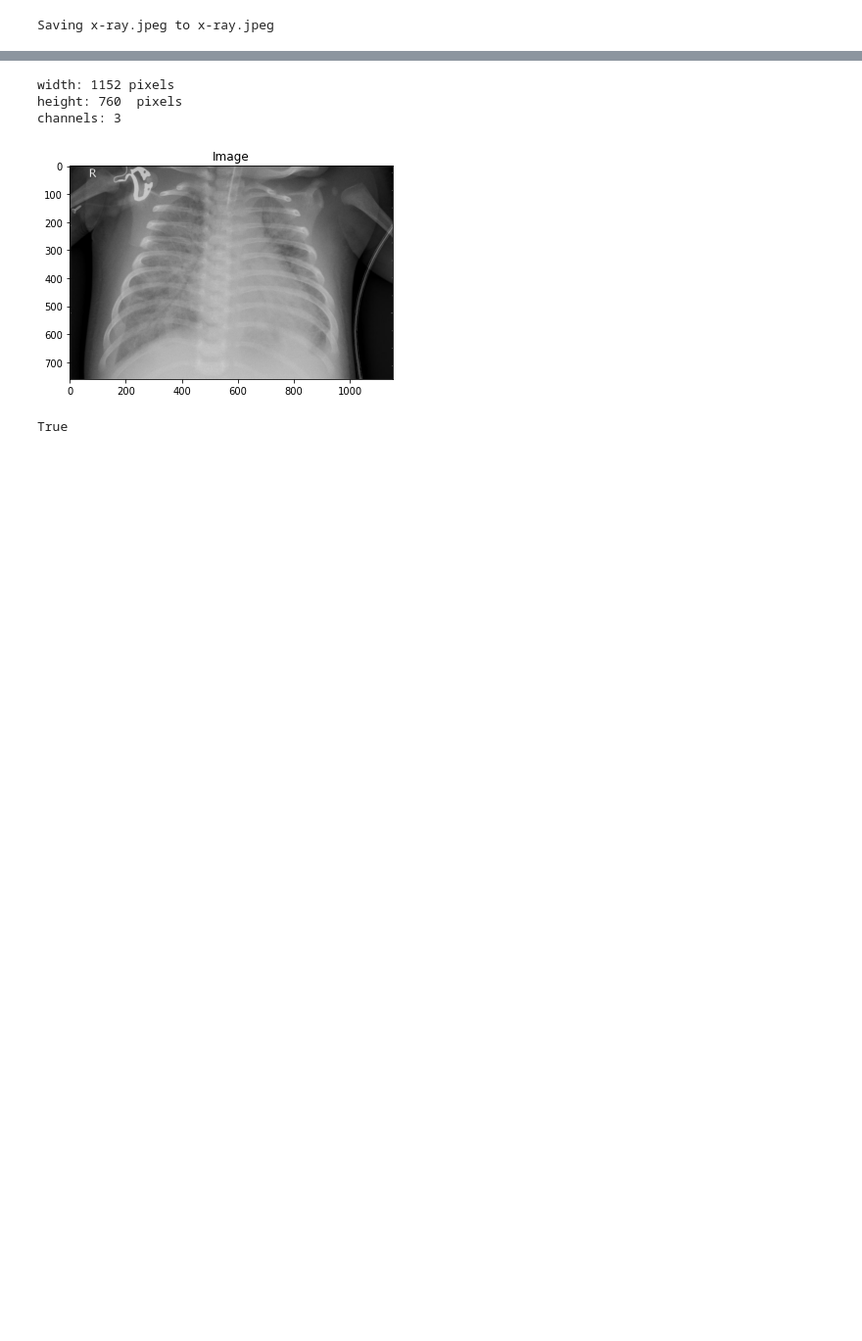
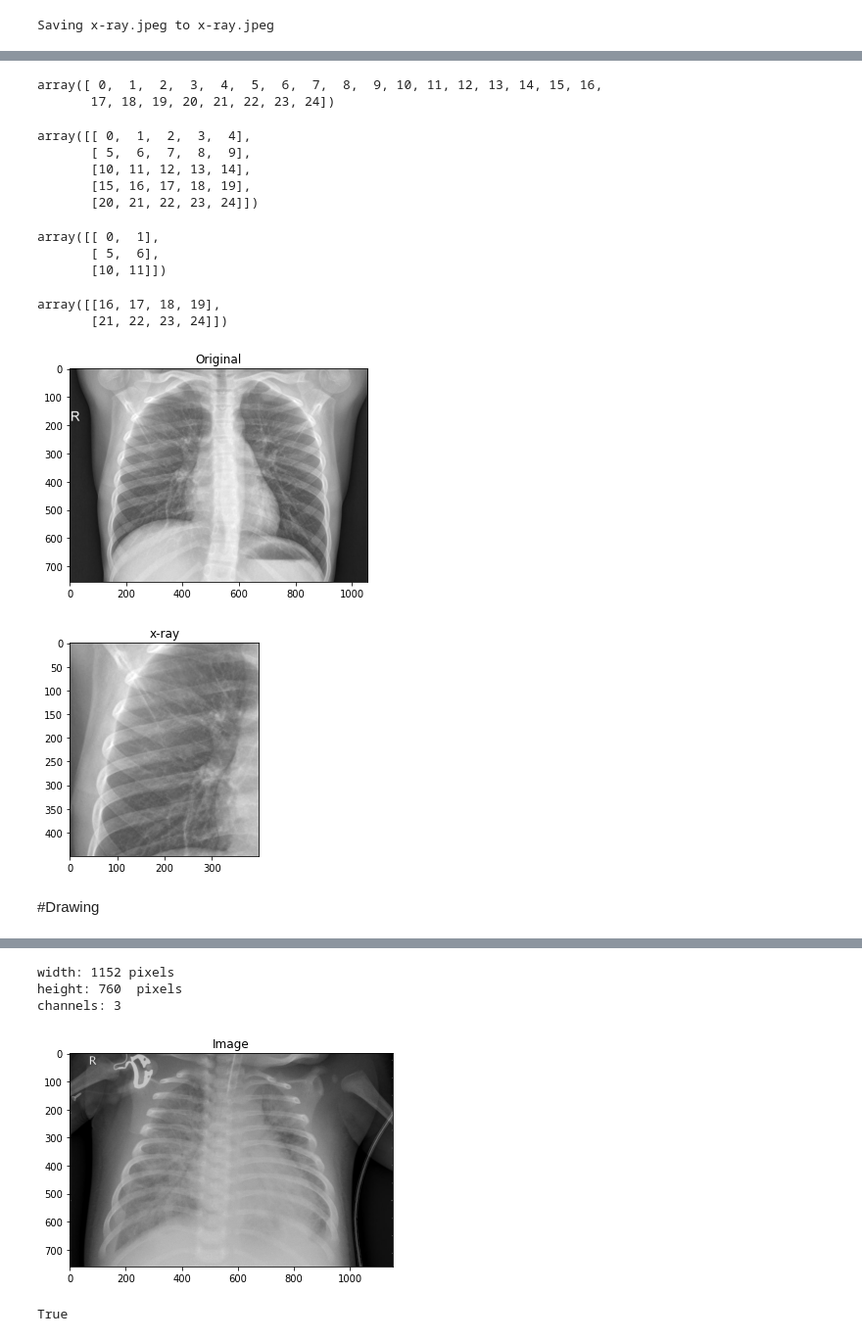
Before and after one commit to wpwwahyu/TKC_FinalProject, a Jupyter notebook: OpenCV.ipynb, the cells around one changed output, grey strips where cells are left out. Shown at 98% size. Cells and saved outputs as stored; diff of their text form; code cells hidden in the pictures; blank space fills up the shorter version.

```diff
--- a/OpenCV.ipynb
+++ b/OpenCV.ipynb
@@ -80,0 +69,26 @@ plt_imshow("Darker", subtracted)
+# %%
+I = np.arange(0, 25)
+I
+# %% [output]
+array([ 0,  1,  2,  3,  4,  5,  6,  7,  8,  9, 10, 11, 12, 13, 14, 15, 16,
+       17, 18, 19, 20, 21, 22, 23, 24])
+# %%
+I = I.reshape((5, 5))
+I
+# %% [output]
+array([[ 0,  1,  2,  3,  4],
+       [ 5,  6,  7,  8,  9],
+       [10, 11, 12, 13, 14],
+       [15, 16, 17, 18, 19],
+       [20, 21, 22, 23, 24]])
+# %%
+I[0:3, 0:2]
+# %% [output]
+array([[ 0,  1],
+       [ 5,  6],
+       [10, 11]])
+# %%
+I[3:5, 1:5]
+# %% [output]
+array([[16, 17, 18, 19],
+       [21, 22, 23, 24]])
@@ -80,0 +99,11 @@ plt_imshow("Darker", subtracted)
+# %%
+image = cv2.imread(args["image"])
+plt_imshow("Original", image)
+
+xray = image[100:550, 100:500]
+plt_imshow("x-ray", xray)
+# %% [output]
+[figure, added]
+[figure, added]
+# %% [markdown]
+#Drawing
```
Also changed, not shown: parts of 40 cells of this notebook.
